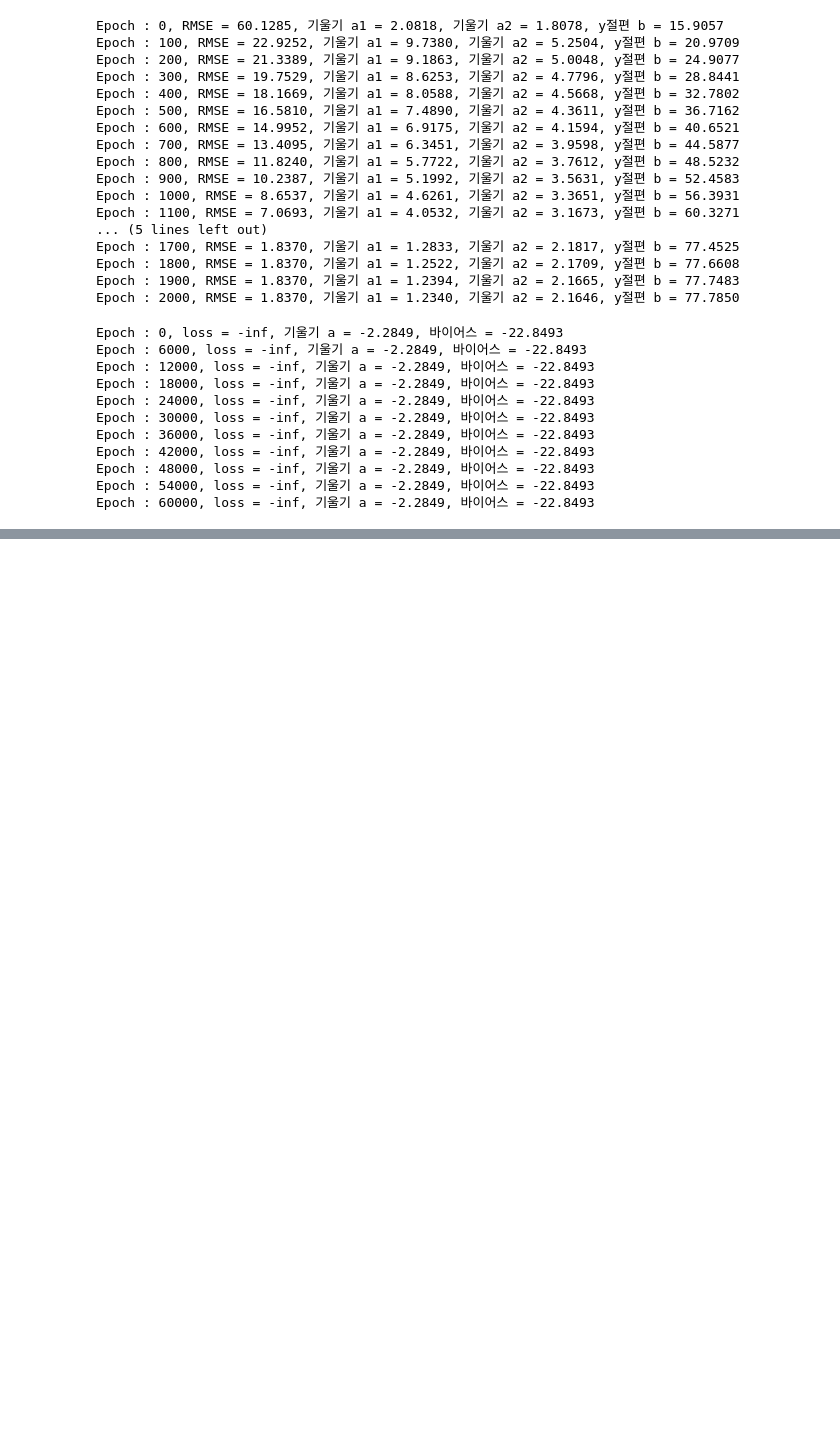
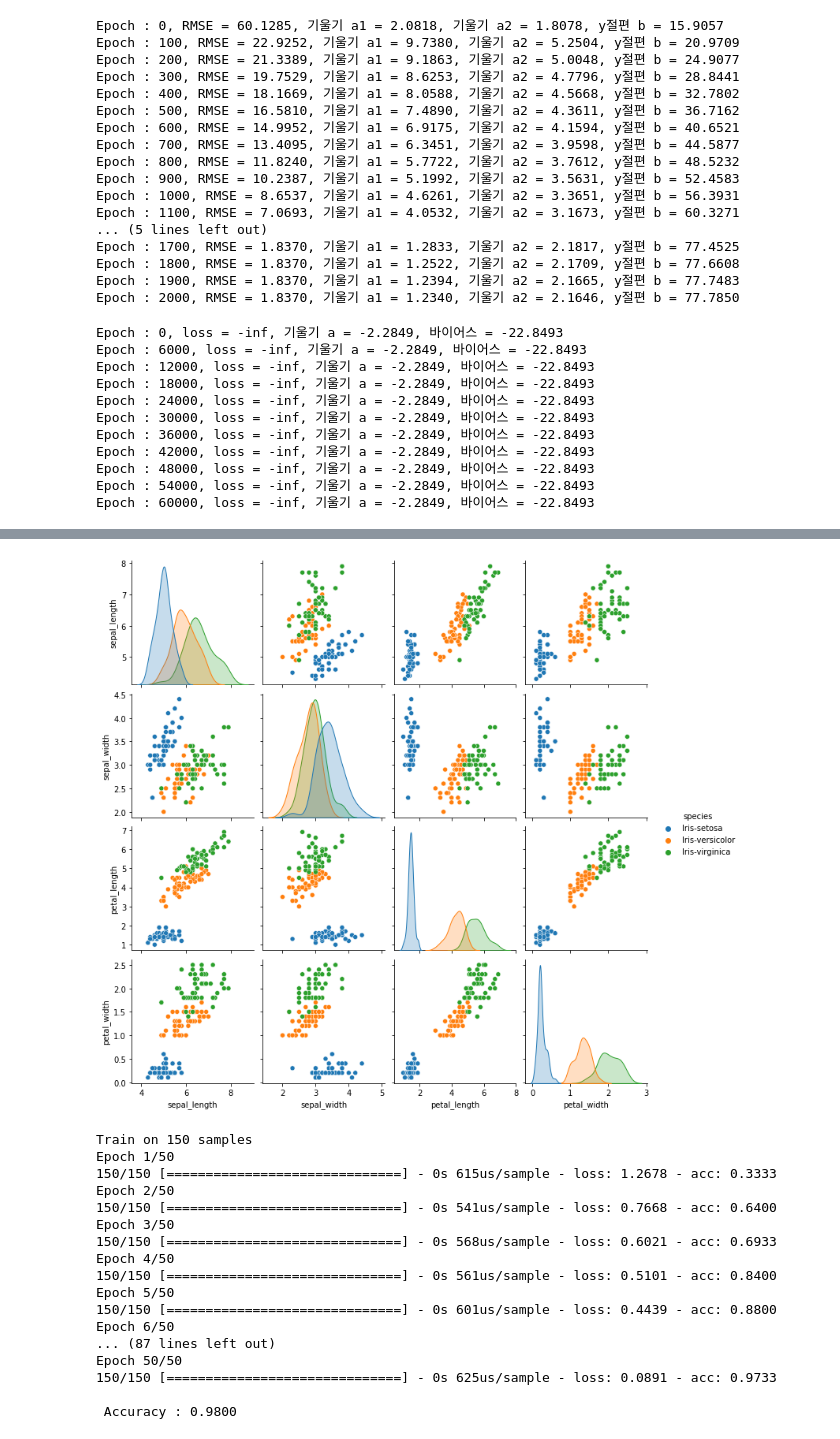
Before and after one commit to hyeonjoonpark/ThoraricSurgery_AI, a Jupyter notebook: AI.ipynb, the cells around one changed output, grey strips where cells are left out. Cells and saved outputs as stored; diff of their text form; code cells hidden in the pictures; blank space fills up the shorter version.

```diff
--- a/AI.ipynb
+++ b/AI.ipynb
@@ -246,0 +336,62 @@ Epoch : 60000, loss = -inf, 기울기 a = -2.2849, 바이어스 = -22.8493
+# %%
+from keras.models import Sequential
+from keras.layers.core import Dense
+from keras.utils import np_utils
+from sklearn.preprocessing import LabelEncoder
+
+import pandas as pd
+import seaborn as sns
+import matplotlib.pyplot as plt
+import numpy as np
+import tensorflow.compat.v1 as tf
+tf.disable_v2_behavior()
+
+seed = 0
+np.random.seed(seed)
+tf.set_random_seed(seed)
+
+df = pd.read_csv('/content/drive/MyDrive/colab/iris.csv', names = ["sepal_length", "sepal_width", "petal_length", "petal_width", "species"])
+
+sns.pairplot(df, hue = 'species')
+plt.show()
+
+dataset = df.values
+X = dataset[:,0:4].astype(float)
+Y_obj = dataset[:,4]
+
+e = LabelEncoder()
+
+e.fit(Y_obj)
+Y = e.transform(Y_obj)
+Y_encoded = np_utils.to_categorical(Y)
+
+model = Sequential()
+model.add(Dense(16, input_dim = 4, activation='relu'))
+model.add(Dense(3, activation='softmax'))
+
+model.compile(loss='categorical_crossentropy',
+              optimizer = 'adam',
+              metrics = ['accuracy'])
+
+model.fit(X, Y_encoded, epochs=50, batch_size=1)
+
+print("\n Accuracy : %.4f" %(model.evaluate(X, Y_encoded)[1]))
+# %% [output]
+[figure, added]
+Train on 150 samples
+Epoch 1/50
+150/150 [==============================] - 0s 615us/sample - loss: 1.2678 - acc: 0.3333
+Epoch 2/50
+150/150 [==============================] - 0s 541us/sample - loss: 0.7668 - acc: 0.6400
+Epoch 3/50
+150/150 [==============================] - 0s 568us/sample - loss: 0.6021 - acc: 0.6933
+Epoch 4/50
+150/150 [==============================] - 0s 561us/sample - loss: 0.5101 - acc: 0.8400
+Epoch 5/50
+150/150 [==============================] - 0s 601us/sample - loss: 0.4439 - acc: 0.8800
+Epoch 6/50
+... (87 lines left out)
+Epoch 50/50
+150/150 [==============================] - 0s 625us/sample - loss: 0.0891 - acc: 0.9733
+
+ Accuracy : 0.9800
```
Also changed, not shown: parts of 3 cells of this notebook, 4 other files.
